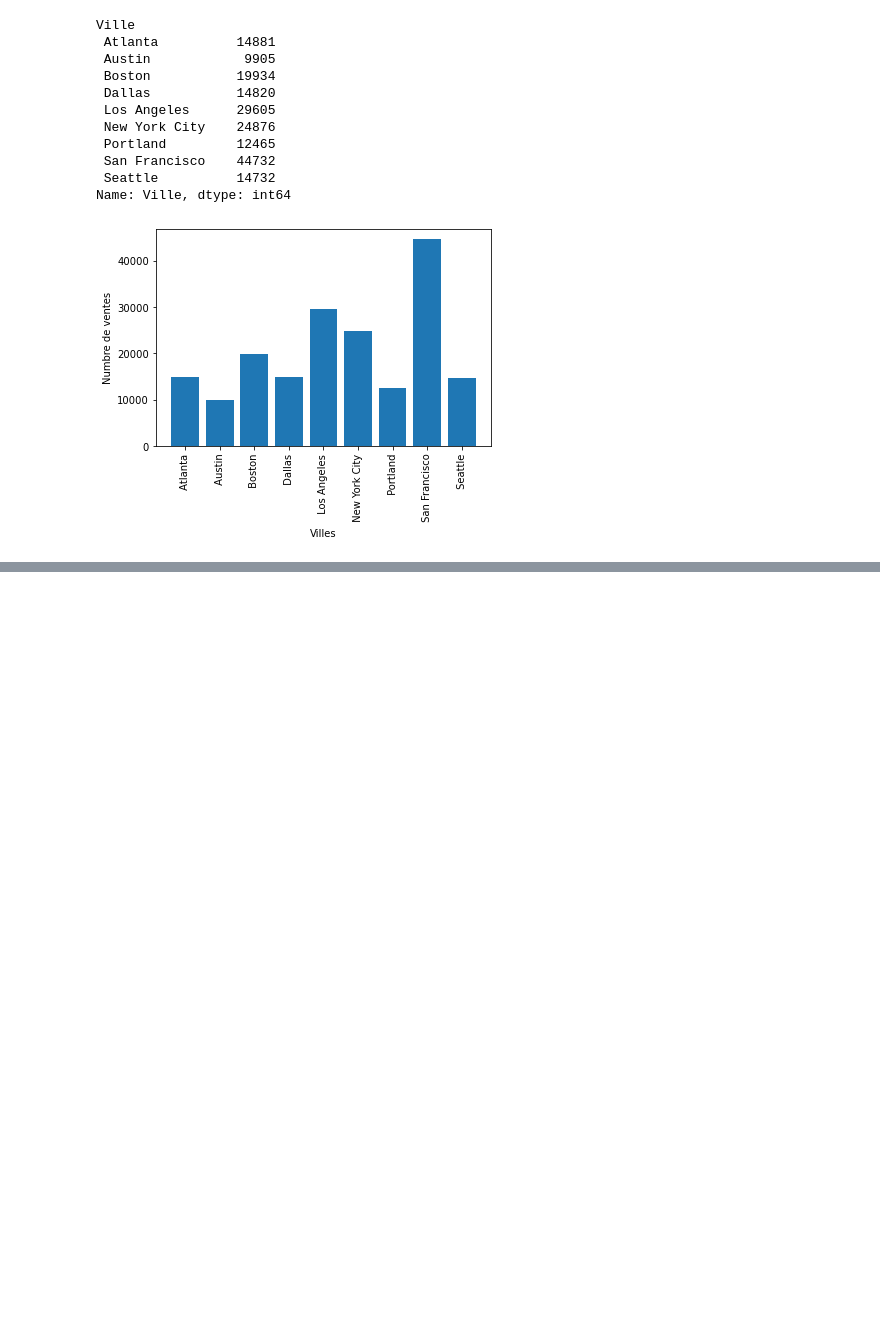
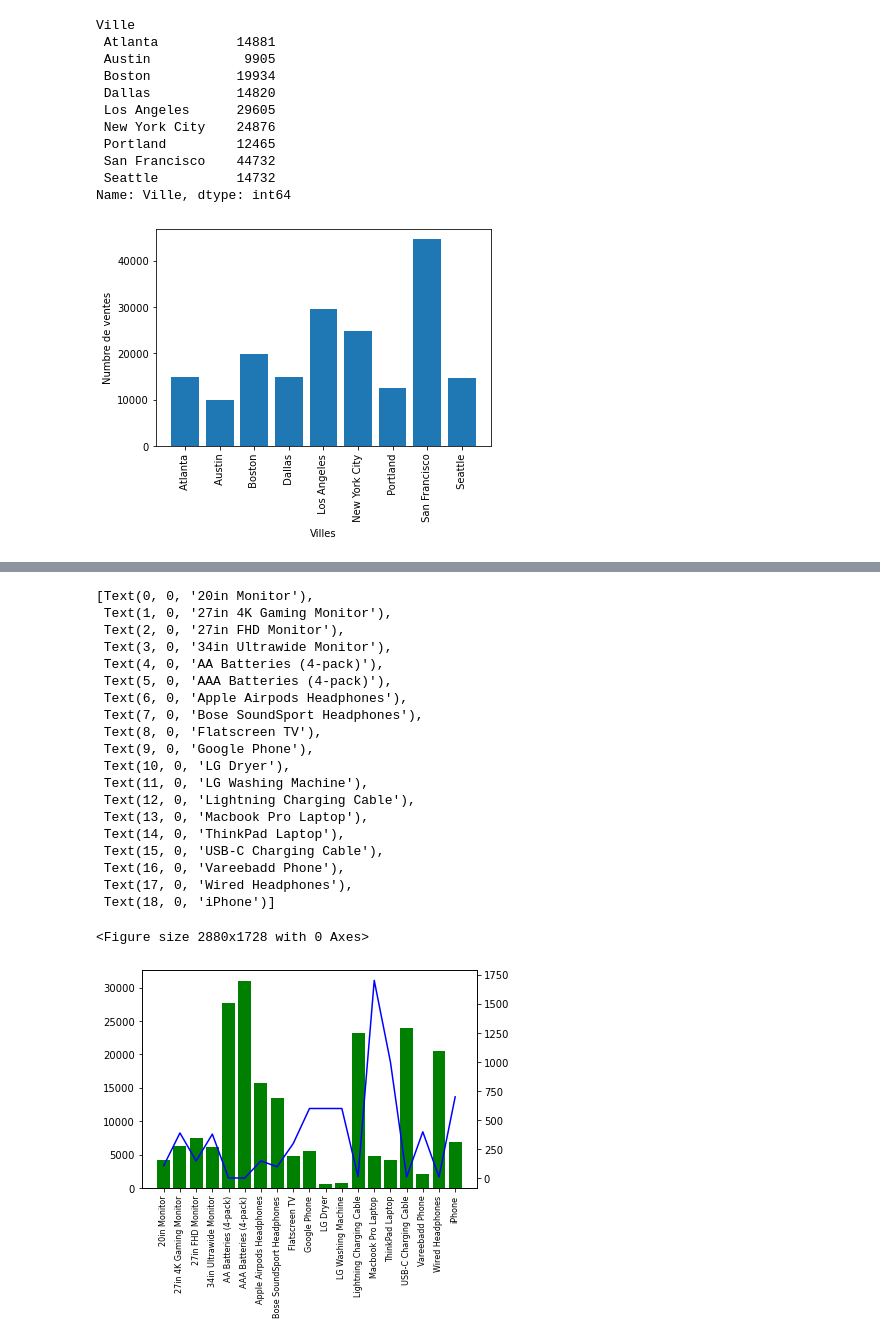
Before and after one commit to Drcadin/Sales_Analysis, a Jupyter notebook: Sales_Analysis.ipynb, the cells around one changed output, grey strips where cells are left out. Drawn from its saved outputs; the diff is of its cells as text; code cells hidden in the pictures; blank space fills up the shorter version.

```diff
--- a/Sales_Analysis.ipynb
+++ b/Sales_Analysis.ipynb
@@ -296,0 +402,33 @@ plt.show()
+# %%
+Produit=dataset.groupby('Nom_Produit')['Quantite'].sum().index
+Quantite_vendue=dataset.groupby('Nom_Produit')['Quantite'].sum()
+Prix=dataset.groupby('Nom_Produit')['Prix'].mean()
+# %%
+plt.figure(figsize=(40,24))
+fig,ax1=plt.subplots()
+ax2=ax1.twinx()
+ax1.bar(Produit, Quantite_vendue, color='g')
+ax2.plot(Produit, Prix, color='b')
+ax1.set_xticklabels(Produit, rotation='vertical', size=8)
+# %% [output]
+[Text(0, 0, '20in Monitor'),
+ Text(1, 0, '27in 4K Gaming Monitor'),
+ Text(2, 0, '27in FHD Monitor'),
+ Text(3, 0, '34in Ultrawide Monitor'),
+ Text(4, 0, 'AA Batteries (4-pack)'),
+ Text(5, 0, 'AAA Batteries (4-pack)'),
+ Text(6, 0, 'Apple Airpods Headphones'),
+ Text(7, 0, 'Bose SoundSport Headphones'),
+ Text(8, 0, 'Flatscreen TV'),
+ Text(9, 0, 'Google Phone'),
+ Text(10, 0, 'LG Dryer'),
+ Text(11, 0, 'LG Washing Machine'),
+ Text(12, 0, 'Lightning Charging Cable'),
+ Text(13, 0, 'Macbook Pro Laptop'),
+ Text(14, 0, 'ThinkPad Laptop'),
+ Text(15, 0, 'USB-C Charging Cable'),
+ Text(16, 0, 'Vareebadd Phone'),
+ Text(17, 0, 'Wired Headphones'),
+ Text(18, 0, 'iPhone')]
+<Figure size 2880x1728 with 0 Axes>
+[figure, added]
```
Also changed, not shown: parts of 20 cells of this notebook.
